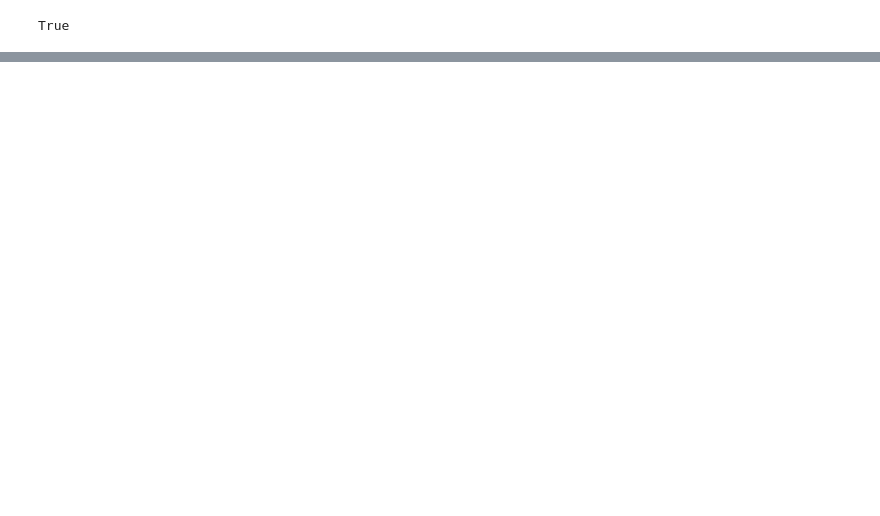
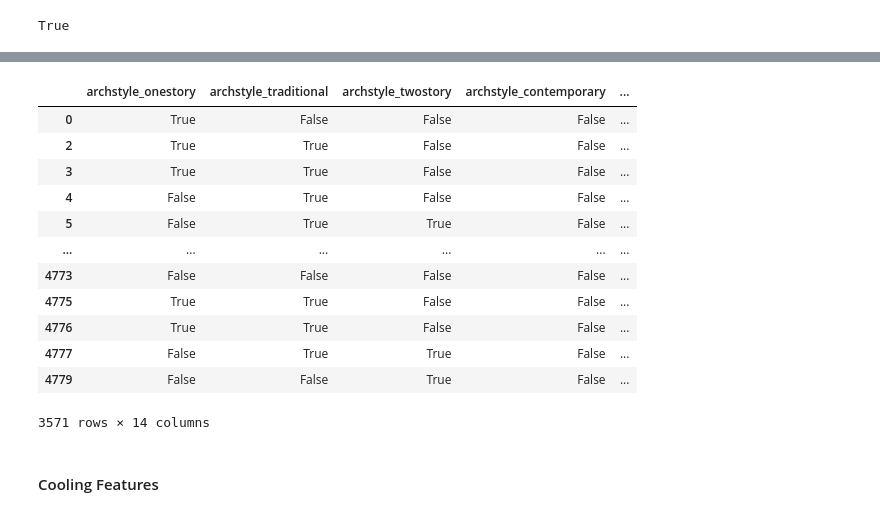
Before and after one commit to bensmith07/new_construction, a Jupyter notebook: prep_notebook.ipynb, the cells around one changed output, grey strips where cells are left out. Drawn from its saved outputs; the diff is of its cells as text; code cells hidden in the pictures; blank space fills up the shorter version.

```diff
--- a/prep_notebook.ipynb
+++ b/prep_notebook.ipynb
@@ -373,0 +524,4 @@ df['propertysubtype'] = np.where(df.propertysubtype == 'Single Family Residence
+# %%
+sale_df['originallistprice_persqft'] = round(sale_df.originallistprice / sale_df.livingarea, 0)
+rent_df['originallistprice_persqft'] = round(rent_df.originallistprice / rent_df.livingarea, 2)
+rent_df['totalactualrent_persqft'] = round(rent_df.totalactualrent / rent_df.livingarea, 2)
@@ -373,0 +697,17 @@ df['propertysubtype'] = np.where(df.propertysubtype == 'Single Family Residence
+# %%
+# create boolean columns for each listed heating feature
+
+def get_unique_heating_features(df):
+    heating_features = ''
+    for feature in df.heating.unique():
+        heating_features += (feature + ',')
+    heating_features = heating_features.split(sep=',')
+    heating_features = pd.Series(heating_features).unique()
+    heating_features = heating_features[heating_features != '']
+    return heating_features
+
+for feature in get_unique_heating_features(sale_df):
+    sale_df[f'heating_{feature.lower().replace(" ", "")}'] = sale_df.heating.str.contains(feature)
+
+for feature in get_unique_heating_features(rent_df):
+    rent_df[f'heating_{feature.lower().replace(" ", "")}'] = rent_df.heating.str.contains(feature)
@@ -373,0 +734,4 @@ df['propertysubtype'] = np.where(df.propertysubtype == 'Single Family Residence
+# %%
+# drop original "heating" column
+sale_df = sale_df.drop(columns=['heating'])
+rent_df = rent_df.drop(columns=['heating'])
@@ -373,0 +760,33 @@ df['propertysubtype'] = np.where(df.propertysubtype == 'Single Family Residence
+# %%
+# creating a boolean column for each of the listed architectural style features
+
+def get_unique_archstyle_features(df):
+    archstyle_features = ''
+    for feature in df.architecturalstyle.unique():
+        archstyle_features += (feature + ',')
+    archstyle_features = archstyle_features.split(sep=',')
+    archstyle_features = pd.Series(archstyle_features).unique()
+    archstyle_features = archstyle_features[archstyle_features != '']
+    return archstyle_features
+
+for feature in get_unique_archstyle_features(df):
+    sale_df[f'archstyle_{feature.lower().replace(" ", "")}'] = sale_df.architecturalstyle.str.contains(feature)
+
+for feature in get_unique_archstyle_features(df):
+    rent_df[f'archstyle_{feature.lower().replace(" ", "")}'] = rent_df.architecturalstyle.str.contains(feature)
+# %%
+sale_df[[f'archstyle_{feature.lower().replace(" ", "")}' for feature in get_unique_archstyle_features(sale_df)]]
+# %% [output]
+|  | archstyle_onestory | archstyle_traditional | archstyle_twostory | archstyle_contemporary | ... |
+| 0 | True | False | False | False | ... |
+| 2 | True | True | False | False | ... |
+| 3 | True | True | False | False | ... |
+| 4 | False | True | False | False | ... |
+| 5 | False | True | True | False | ... |
+| ... | ... | ... | ... | ... | ... |
+| 4773 | False | False | False | False | ... |
+| 4775 | True | True | False | False | ... |
+| 4776 | True | True | False | False | ... |
+| 4777 | False | True | True | False | ... |
+| 4779 | False | False | True | False | ... |
+3571 rows × 14 columns
@@ -373,0 +798,2 @@ df['propertysubtype'] = np.where(df.propertysubtype == 'Single Family Residence
+# %% [markdown]
+#### Cooling Features
```
Also changed, not shown: parts of 55 cells of this notebook, 1 other file.
